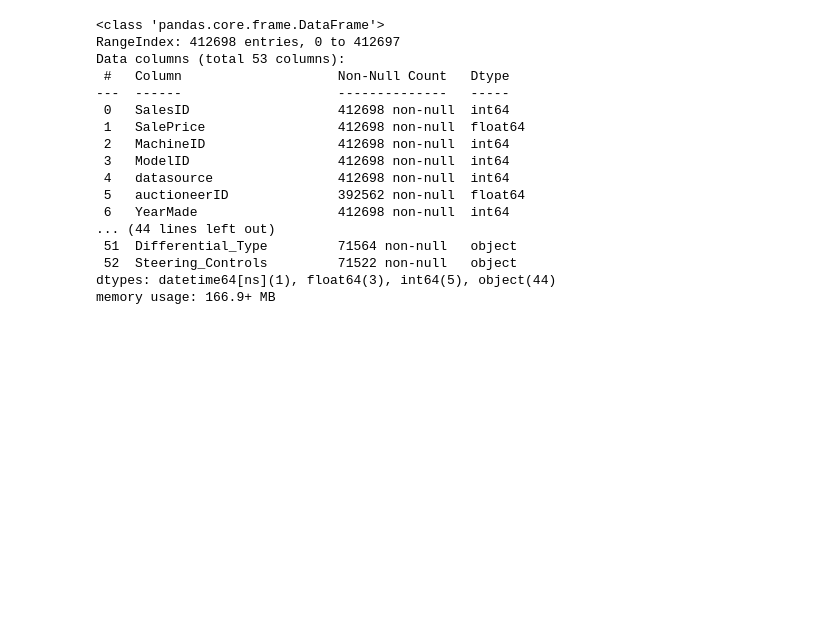
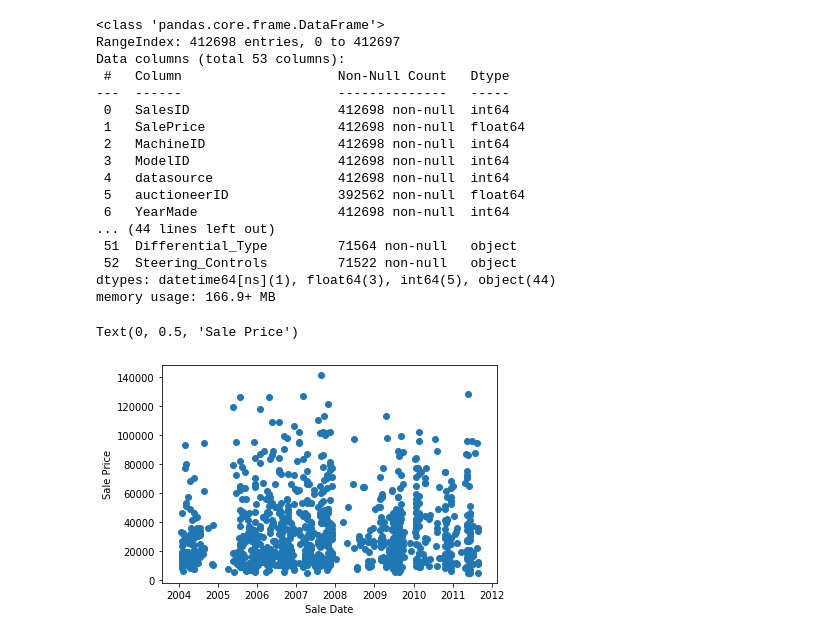
Before and after one commit to rohitgupta20/ML-Projects, a Jupyter notebook: BullDozer-price-predection-project/Bulldozer price prediction.ipynb, the cells around one changed output. Cells and saved outputs as stored; diff of their text form; code cells hidden in the pictures; blank space fills up the shorter version.

Commit message:
added saledate dates

```diff
--- a/BullDozer-price-predection-project/Bulldozer price prediction.ipynb
+++ b/BullDozer-price-predection-project/Bulldozer price prediction.ipynb
@@ -113,4 +113,8 @@ memory usage: 166.9+ MB
 # %%
 fig,ax = plt.subplots()
 ax.scatter(df["saledate"][:1000],df["SalePrice"][:1000])
-plt.xlabel()
+plt.xlabel("Sale Date")
+plt.ylabel("Sale Price")
+# %% [output]
+Text(0, 0.5, 'Sale Price')
+[figure, added]
```
Also changed, not shown: parts of 13 cells of this notebook.
